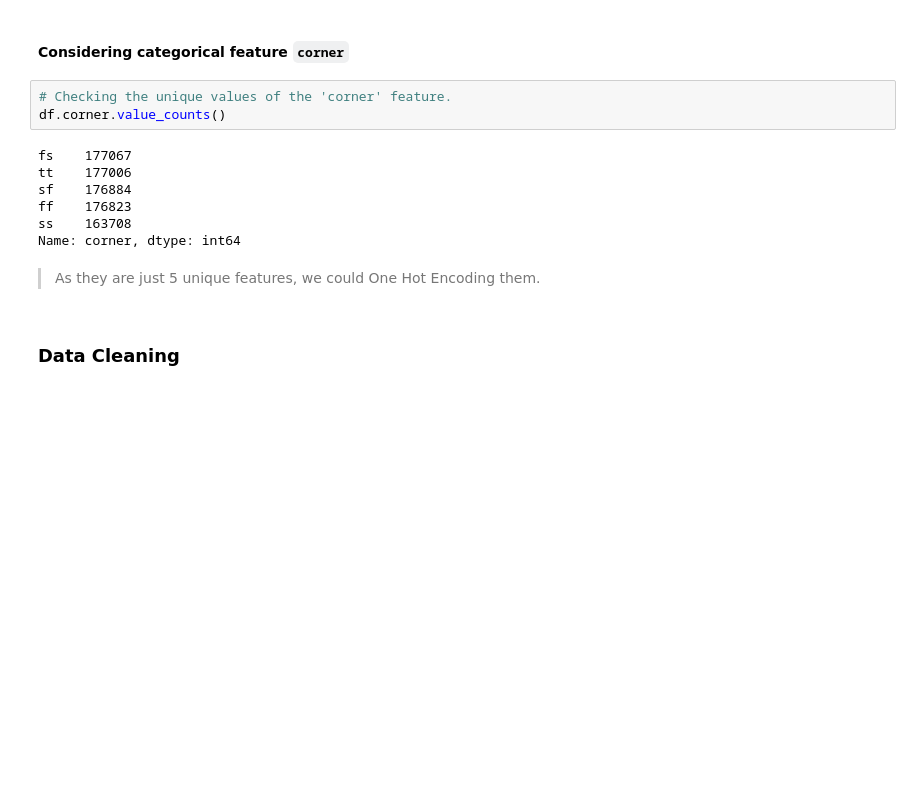
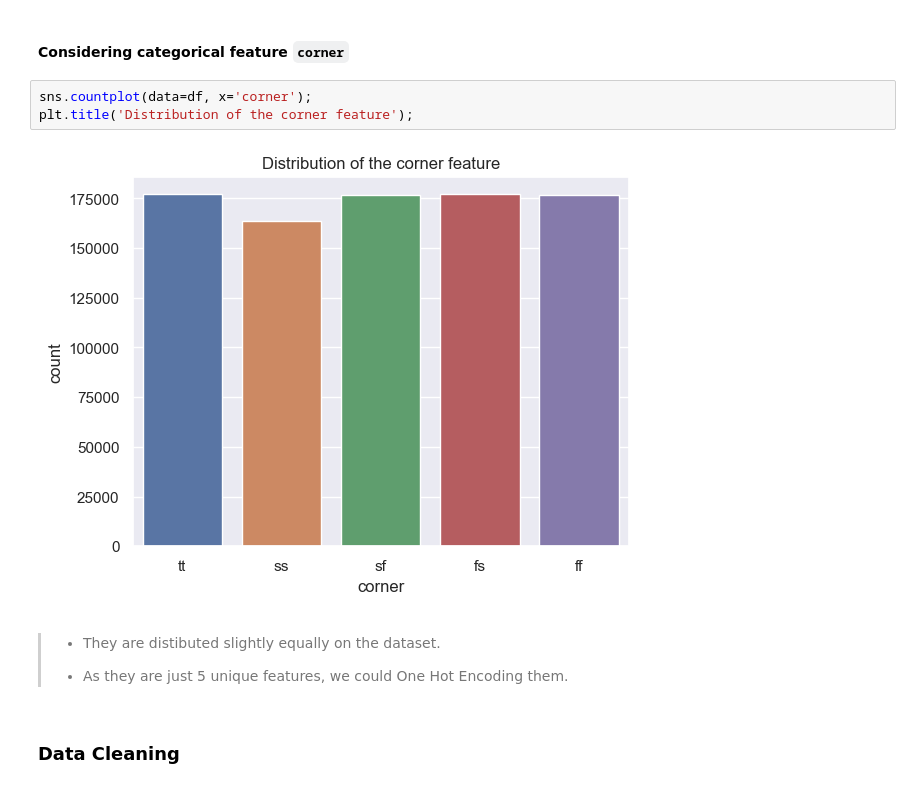
Before and after one commit to mo7amed7assan1911/MOS_Transistor_Current_Predictor, a Jupyter notebook: Notebooks/MOS_Transistor_Predictor.ipynb, the cells around one changed output. Saved outputs shown, nothing was run; the diff lists cells and outputs as text; blank space fills up the shorter version.

```diff
--- a/Notebooks/MOS_Transistor_Predictor.ipynb
+++ b/Notebooks/MOS_Transistor_Predictor.ipynb
@@ -190,18 +251,15 @@ print(f'There are {df_with_w_outliers_only.shape[0]} readings that have width co
 There are 205123 readings that have width considered outlier!
 # %% [markdown]
 #### Considering categorical feature `corner`
-# %%
-# Checking the unique values of the 'corner' feature.
-df.corner.value_counts()
-# %% [output]
-fs    177067
-tt    177006
-sf    176884
-ff    176823
-ss    163708
-Name: corner, dtype: int64
+# %%
+sns.countplot(data=df, x='corner');
+plt.title('Distribution of the corner feature');
+# %% [output]
+[figure, added]
 # %% [markdown]
-> As they are just 5 unique features, we could One Hot Encoding them.
+> * They are distibuted slightly equally on the dataset.
+>
+> * As they are just 5 unique features, we could One Hot Encoding them.
 # %% [markdown]
 ### Data Cleaning
 # %% [markdown]
```
Also changed, not shown: parts of 27 cells of this notebook, 1 other file.
